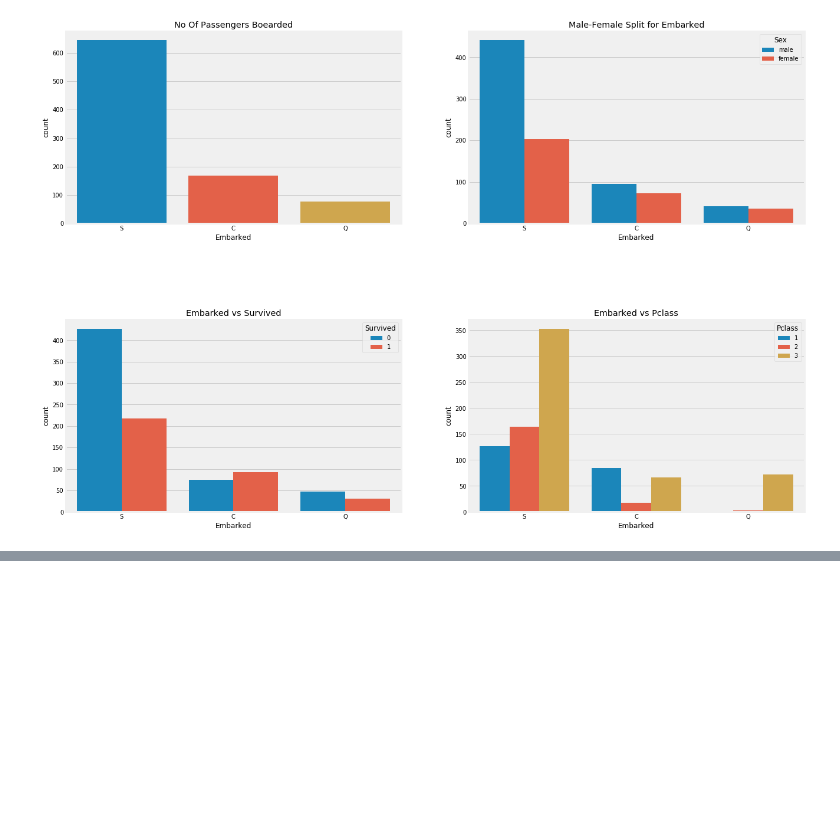
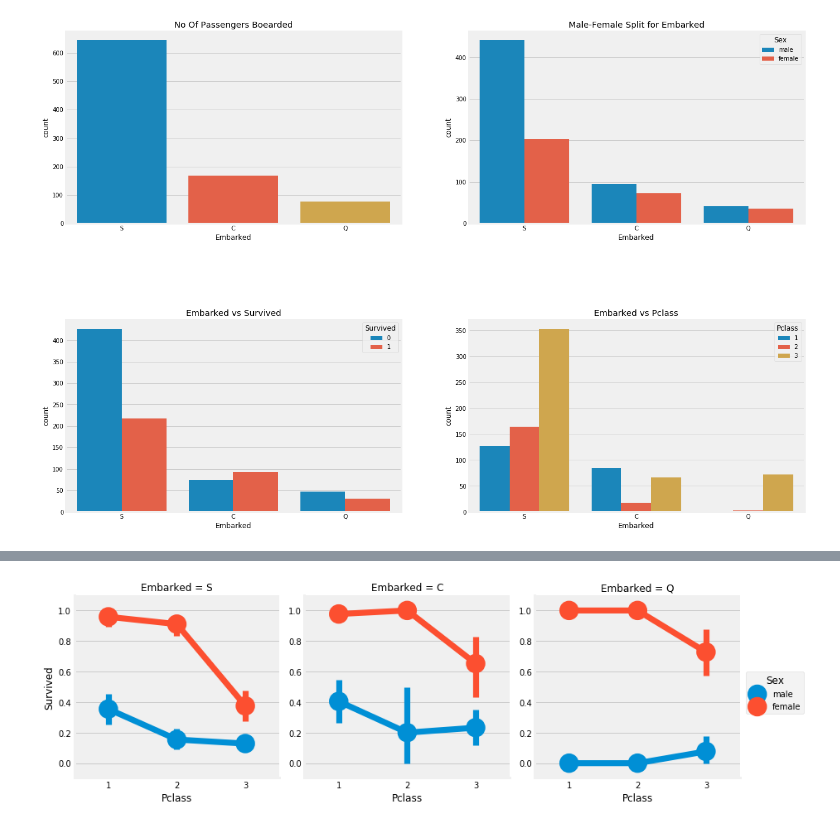
Before and after one commit to hodoodang/Kaggle, a Jupyter notebook: Titanic/KaggleTitanic.ipynb, the cells around one changed output, grey strips where cells are left out. Saved outputs shown, nothing was run; the diff lists cells and outputs as text; code cells hidden in the pictures; blank space fills up the shorter version.

```diff
--- a/Titanic/KaggleTitanic.ipynb
+++ b/Titanic/KaggleTitanic.ipynb
@@ -445,0 +464,5 @@ plt.show()
+# %%
+sns.factorplot('Pclass', 'Survived', hue='Sex', col='Embarked', data=data)
+plt.show()
+# %% [output]
+[figure, added]
```
Also changed, not shown: parts of 29 cells of this notebook.
